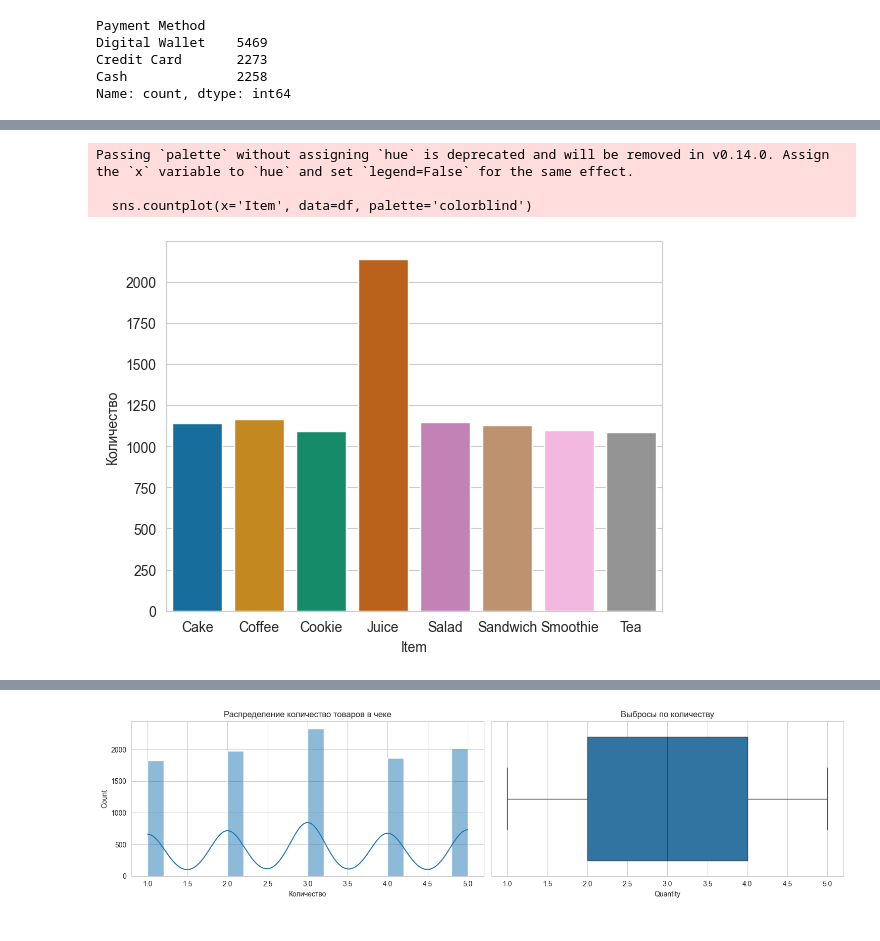
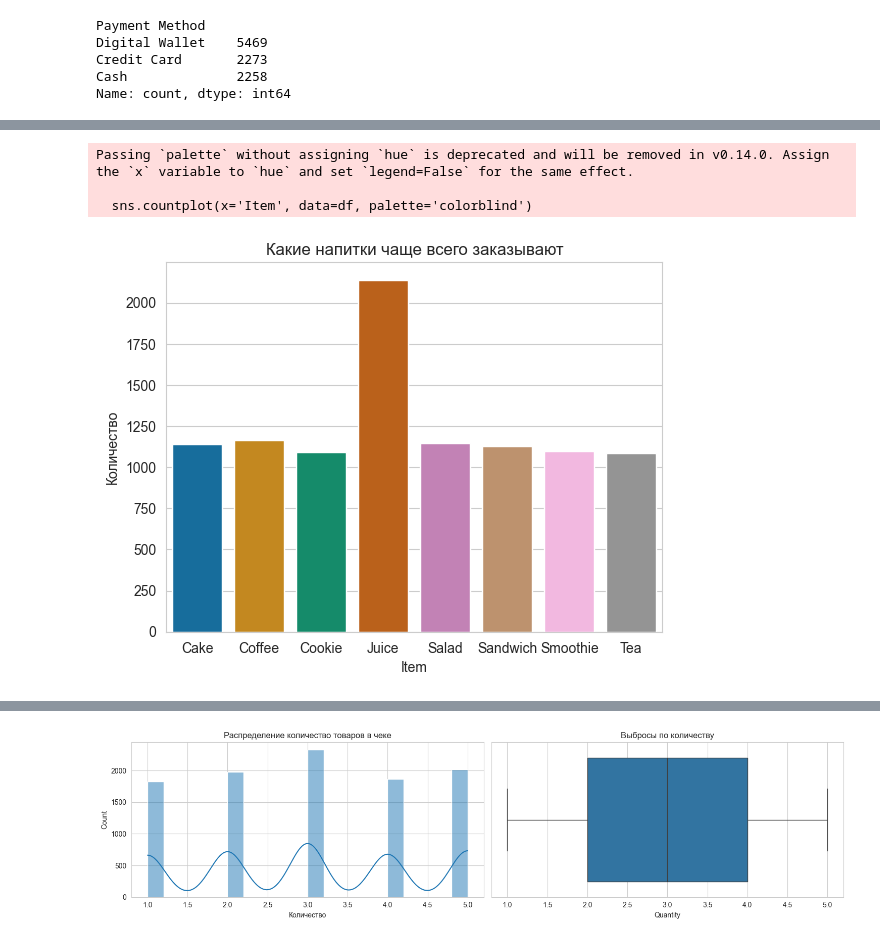
Before and after one commit to Dima1803Mel/Cafe_Sales, a Jupyter notebook: cafe_sales.ipynb, the cells around one changed output, grey strips where cells are left out. Drawn from its saved outputs; the diff is of its cells as text; code cells hidden in the pictures.

```diff
--- a/cafe_sales.ipynb
+++ b/cafe_sales.ipynb
@@ -262,14 +307,15 @@ Name: count, dtype: int64
 # %%
 sns.set_style('whitegrid')
 sns.countplot(x='Item', data=df, palette='colorblind')
 plt.xlabel('Item')
 plt.ylabel('Количество')
+plt.title('Какие напитки чаще всего заказывают')
 plt.show()
 # %% [output]
 Passing `palette` without assigning `hue` is deprecated and will be removed in v0.14.0. Assign the `x` variable to `hue` and set `legend=False` for the same effect.
 
   sns.countplot(x='Item', data=df, palette='colorblind')
-[figure, old version]
+[figure, new version]
 # %%
 sns.set_style('whitegrid')
 sns.countplot(x='Location', data=df, palette='colorblind')
```
Also changed, not shown: parts of 10 cells of this notebook.
